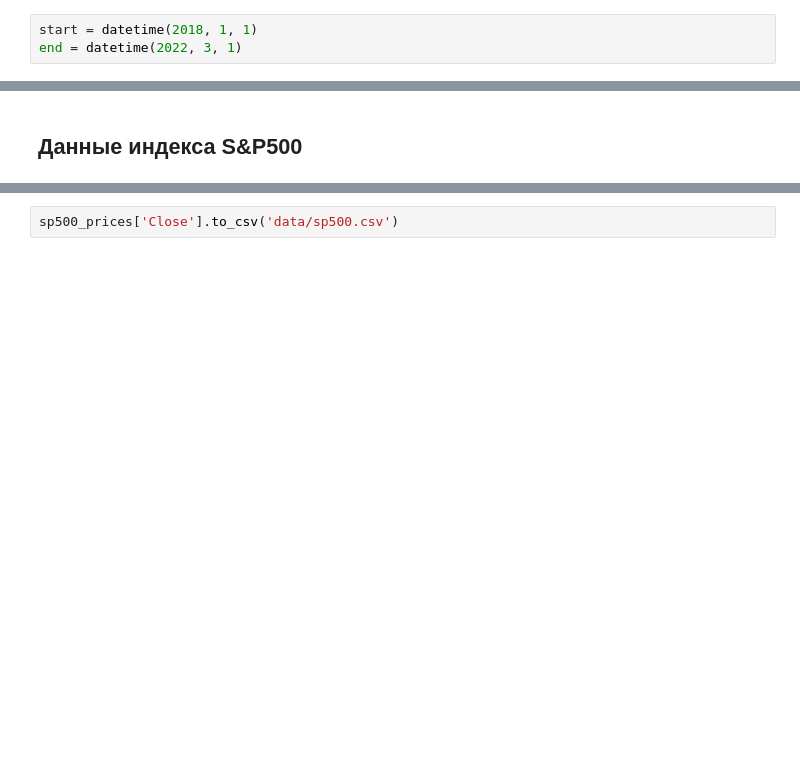
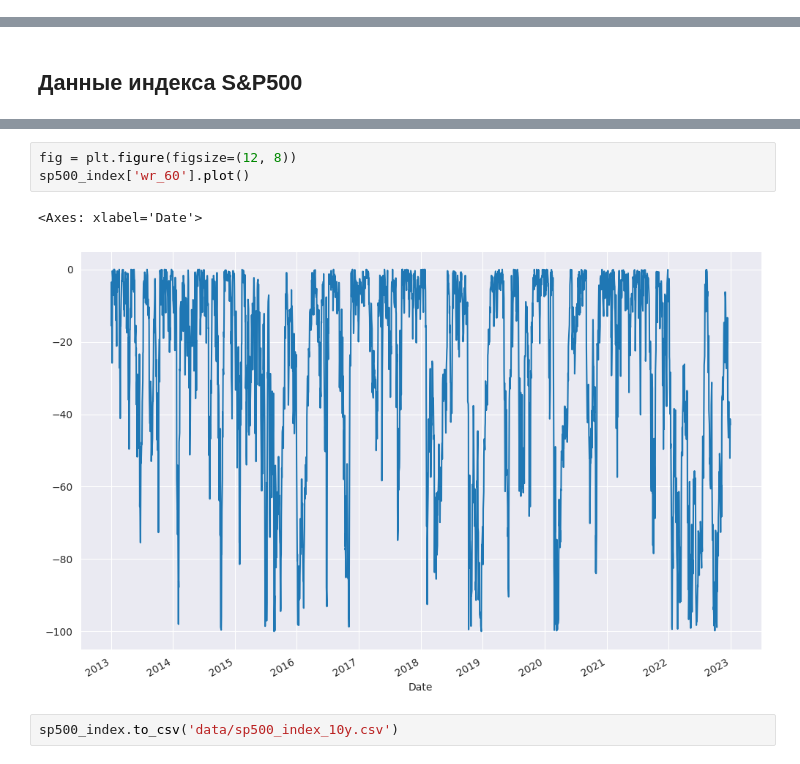
Before and after one commit to hivaze/portfolio_optimization_study, a Jupyter notebook: data_collection.ipynb, the cells around one changed output, grey strips where cells are left out. Drawn from its saved outputs; the diff is of its cells as text; blank space fills up the shorter version.

```diff
--- a/data_collection.ipynb
+++ b/data_collection.ipynb
@@ -76,3 +77,0 @@ symbols
-# %%
-start = datetime(2018, 1, 1)
-end = datetime(2022, 3, 1)
@@ -139,2 +179,8 @@ sp500_prices['Close'].plot()
+# %%
+fig = plt.figure(figsize=(12, 8))
+sp500_index['wr_60'].plot()
+# %% [output]
+<Axes: xlabel='Date'>
+[figure, added]
 # %%
-sp500_prices['Close'].to_csv('data/sp500.csv')
+sp500_index.to_csv('data/sp500_index_10y.csv')
```
Also changed, not shown: parts of 23 cells of this notebook, 29 other files.
